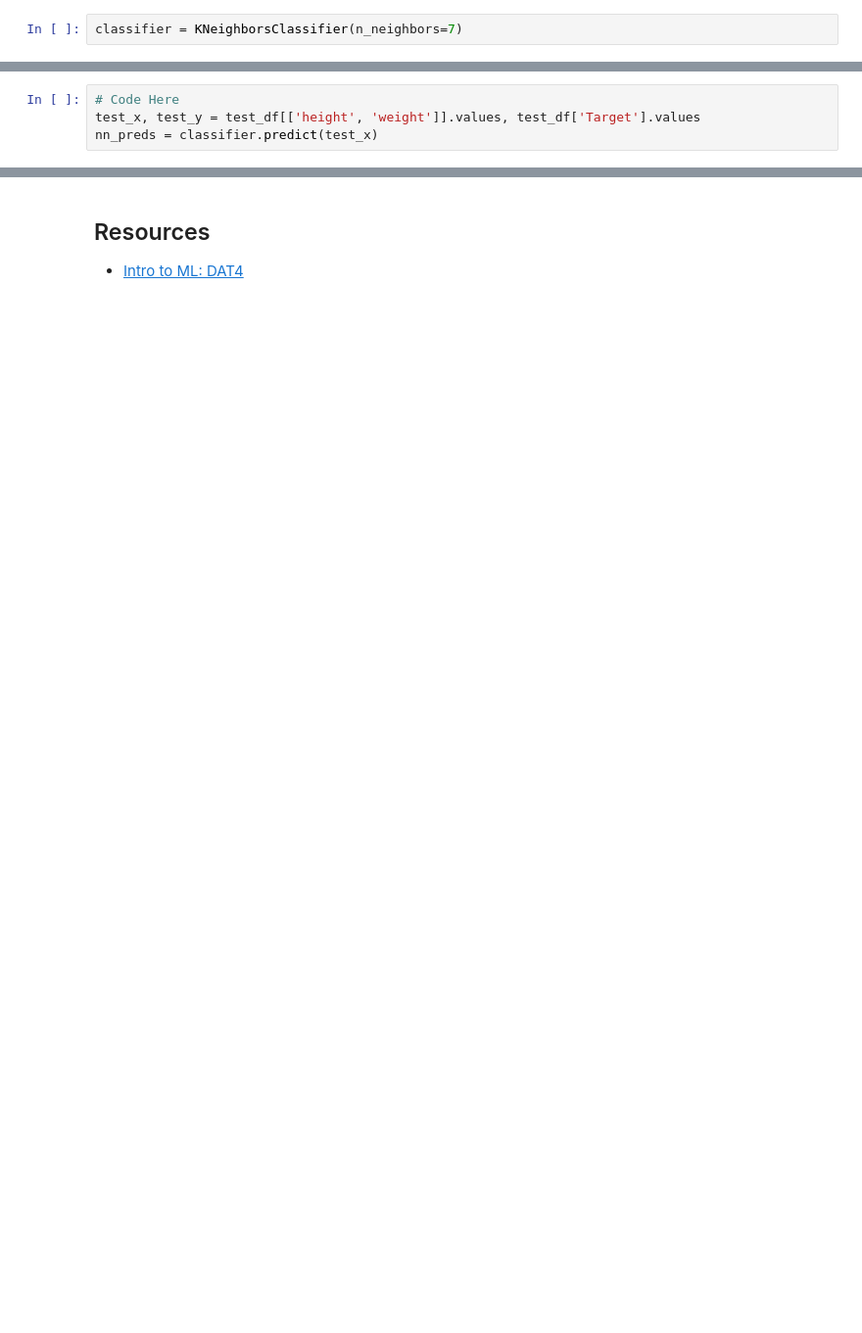
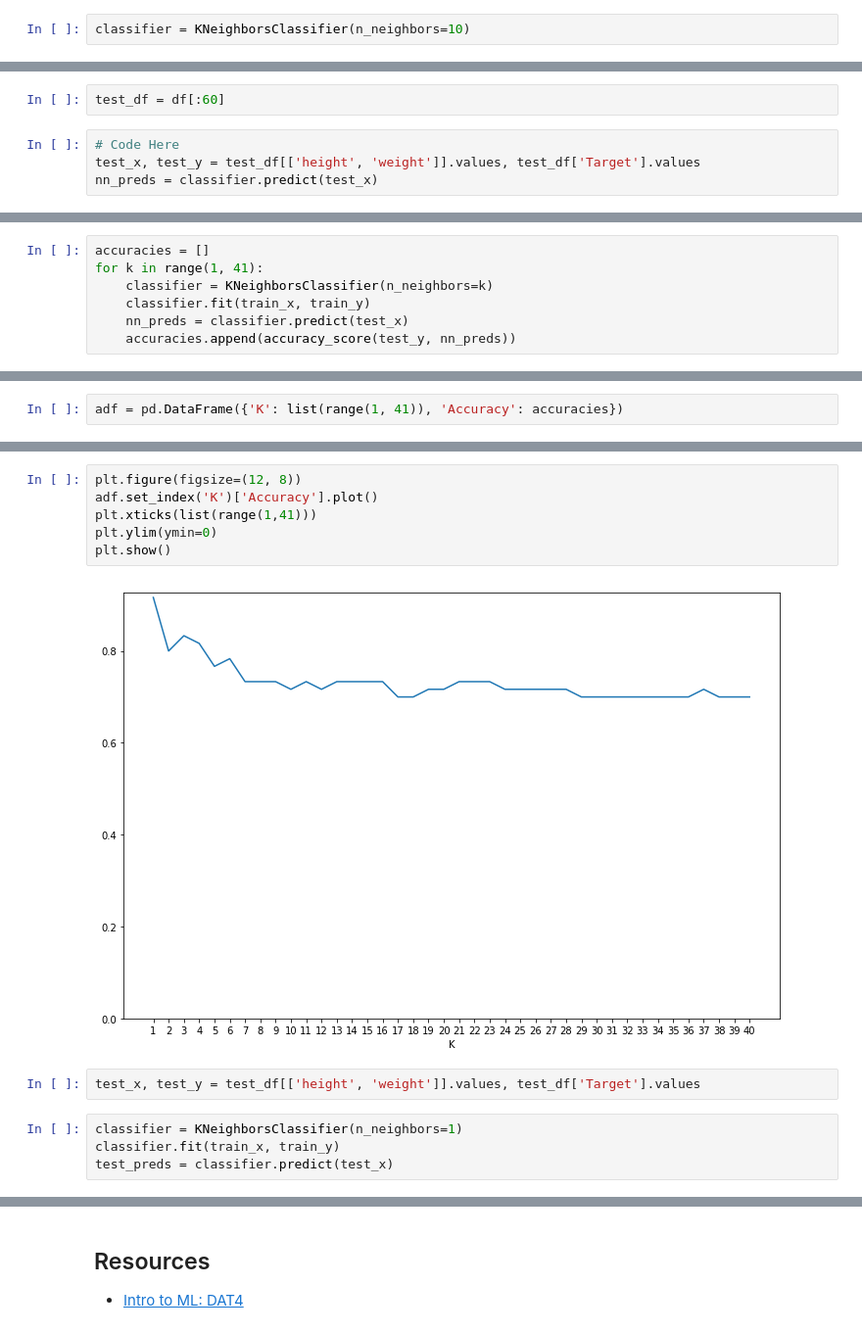
Before and after one commit to PaaruRa/Intro-to-ML-DAT4, a Jupyter notebook: notebooks/classroom-scribbles/06-Intro-To-MachineLearning.ipynb, the cells around one changed output, grey strips where cells are left out. Shown at 98% size. Saved outputs shown, nothing was run; the diff lists cells and outputs as text; blank space fills up the shorter version.

```diff
--- a/notebooks/classroom-scribbles/06-Intro-To-MachineLearning.ipynb
+++ b/notebooks/classroom-scribbles/06-Intro-To-MachineLearning.ipynb
@@ -207,7 +228,7 @@ accuracy_score(test_df['Target'], preds)
 # %%
 from sklearn.neighbors import KNeighborsClassifier
 # %%
-classifier = KNeighborsClassifier(n_neighbors=7)
+classifier = KNeighborsClassifier(n_neighbors=10)
 # %%
 train_x, train_y = train_df[['height', 'weight']].values, train_df['Target'].values
 # %%
@@ -218,4 +239,6 @@ KNeighborsClassifier(algorithm='auto', leaf_size=30, metric='minkowski',
            weights='uniform')
+# %%
+test_df = df[:60]
 # %%
 # Code Here
 test_x, test_y = test_df[['height', 'weight']].values, test_df['Target'].values
@@ -226,0 +250,7 @@ accuracy_score(test_y, nn_preds)
+# %%
+accuracies = []
+for k in range(1, 41):
+    classifier = KNeighborsClassifier(n_neighbors=k)
+    classifier.fit(train_x, train_y)
+    nn_preds = classifier.predict(test_x)
+    accuracies.append(accuracy_score(test_y, nn_preds))
@@ -226,0 +277,2 @@ accuracy_score(test_y, nn_preds)
+# %%
+adf = pd.DataFrame({'K': list(range(1, 41)), 'Accuracy': accuracies})
@@ -226,0 +308,14 @@ accuracy_score(test_y, nn_preds)
+# %%
+plt.figure(figsize=(12, 8))
+adf.set_index('K')['Accuracy'].plot()
+plt.xticks(list(range(1,41)))
+plt.ylim(ymin=0)
+plt.show()
+# %% [output]
+[figure, added]
+# %%
+test_x, test_y = test_df[['height', 'weight']].values, test_df['Target'].values
+# %%
+classifier = KNeighborsClassifier(n_neighbors=1)
+classifier.fit(train_x, train_y)
+test_preds = classifier.predict(test_x)
```
Also changed, not shown: parts of 19 cells of this notebook.
